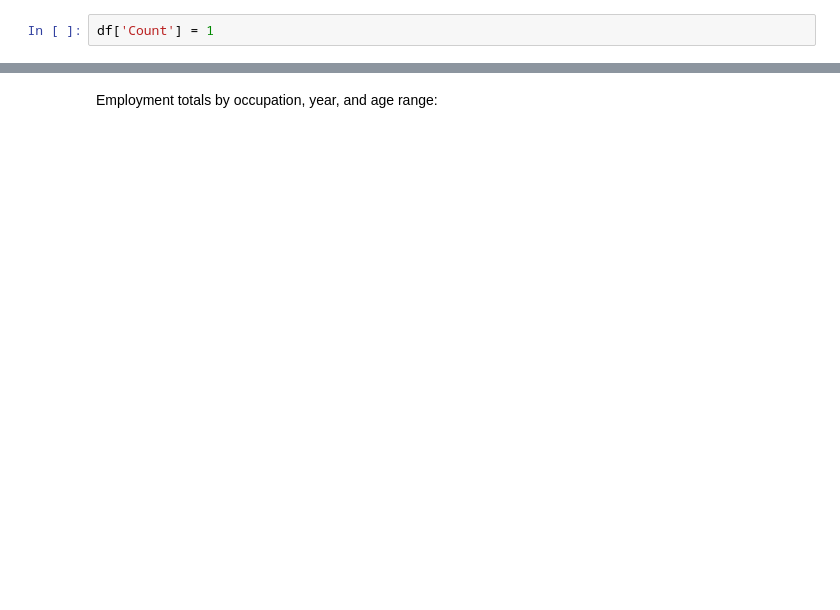
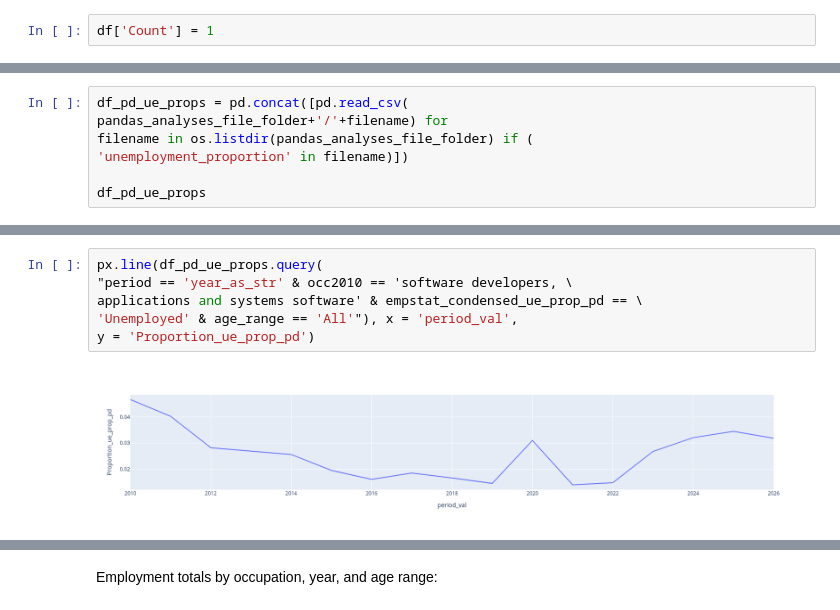
Before and after one commit to kburchfiel/employment_trends, a Jupyter notebook: employment_trends.ipynb, the cells around one changed output, grey strips where cells are left out. Cells and saved outputs as stored; diff of their text form; blank space fills up the shorter version.

```diff
--- a/employment_trends.ipynb
+++ b/employment_trends.ipynb
@@ -156,0 +1135,7 @@ Exporting the dataset into a format that can get read more easily by Danfo.js:
+# %%
+df_pd_ue_props = pd.concat([pd.read_csv(
+pandas_analyses_file_folder+'/'+filename) for
+filename in os.listdir(pandas_analyses_file_folder) if (
+'unemployment_proportion' in filename)])
+
+df_pd_ue_props
@@ -156,0 +1156,8 @@ Exporting the dataset into a format that can get read more easily by Danfo.js:
+# %%
+px.line(df_pd_ue_props.query(
+"period == 'year_as_str' & occ2010 == 'software developers, \
+applications and systems software' & empstat_condensed_ue_prop_pd == \
+'Unemployed' & age_range == 'All'"), x = 'period_val',
+y = 'Proportion_ue_prop_pd')
+# %% [output]
+[figure, added]
```
Also changed, not shown: parts of 93 cells of this notebook, 15 other files.
